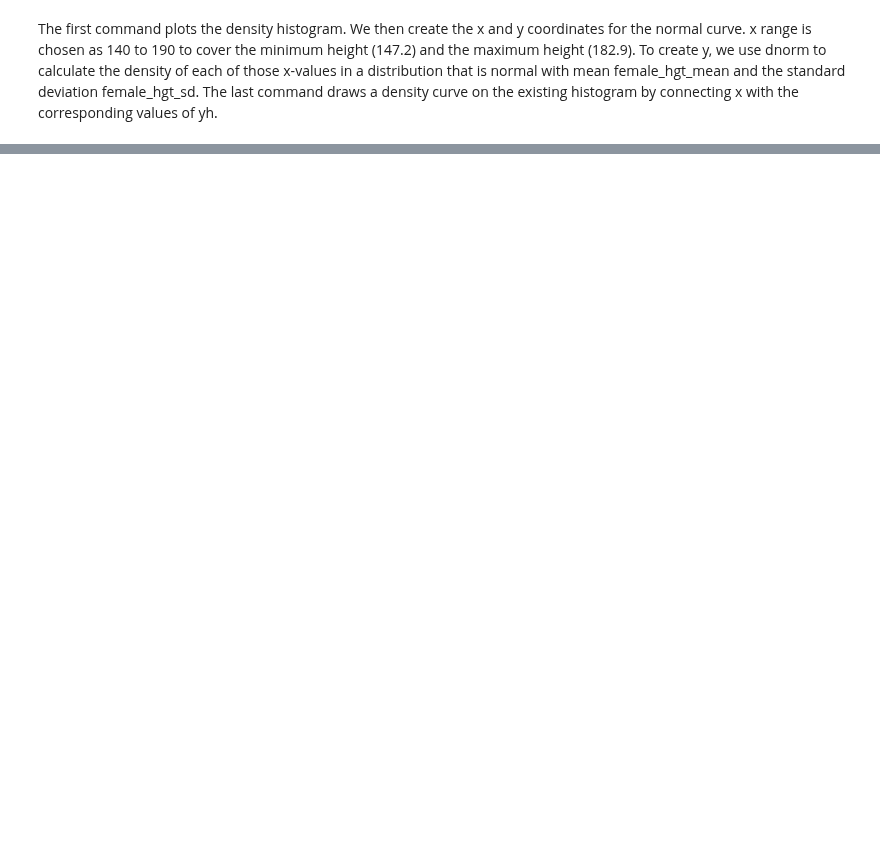
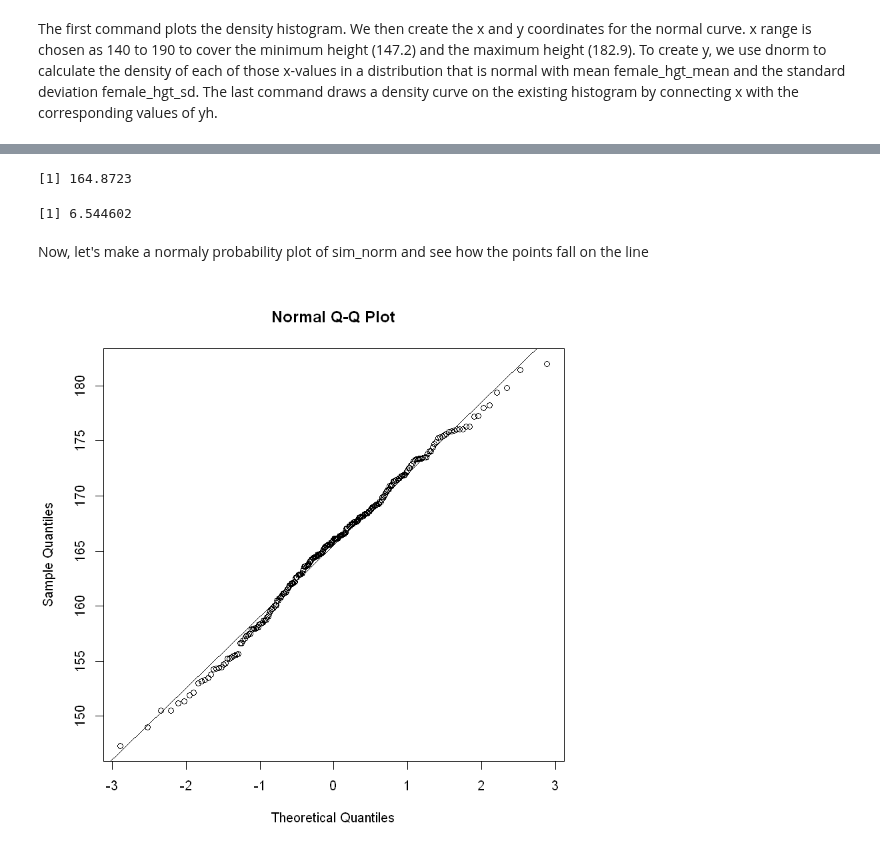
Before and after one commit to iamjz/R-Data, a Jupyter notebook: ContinuousDistributions.ipynb, the cells around one changed output, grey strips where cells are left out. Cells and saved outputs as stored; diff of their text form; code cells hidden in the pictures; blank space fills up the shorter version.

```diff
--- a/ContinuousDistributions.ipynb
+++ b/ContinuousDistributions.ipynb
@@ -435,0 +481,17 @@ lines(x = x, y = y, col = "blue")
+# %%
+female_hgt_mean
+# %% [output]
+[1] 164.8723
+# %%
+female_hgt_sd
+# %% [output]
+[1] 6.544602
+# %%
+sim_norm <- rnorm(n = length(female$hgt), mean = female_hgt_mean, sd = female_hgt_sd)
+# %% [markdown]
+Now, let's make a normaly probability plot of sim_norm and see how the points fall on the line
+# %%
+qqnorm(sim_norm)
+qqline(sim_norm)
+# %% [output]
+[figure, added]
```
Also changed, not shown: parts of 17 cells of this notebook.
